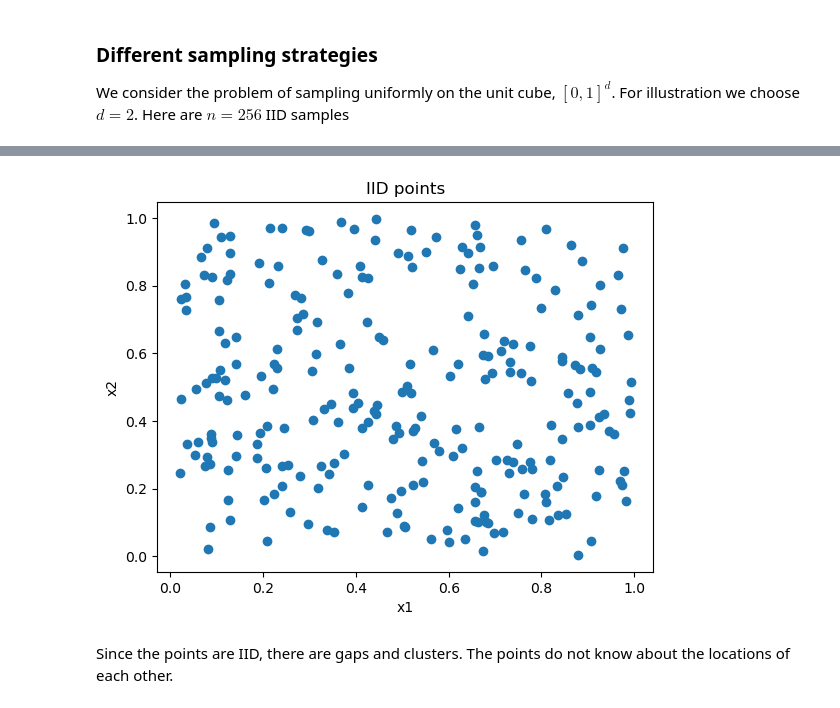
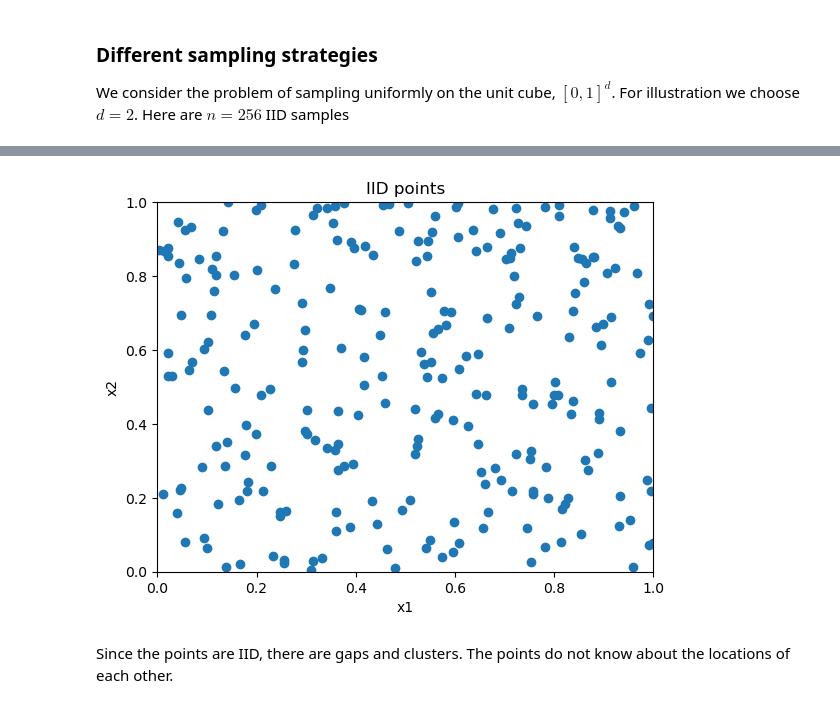
Before and after one commit to yding2/MATH565CourseCodes, a Jupyter notebook: PartIV/QuasiMonteCarloOptionPricing.ipynb, the cells around one changed output, grey strips where cells are left out. Saved outputs shown, nothing was run; the diff lists cells and outputs as text; code cells hidden in the pictures.

```diff
--- a/PartIV/QuasiMonteCarloOptionPricing.ipynb
+++ b/PartIV/QuasiMonteCarloOptionPricing.ipynb
@@ -18,14 +21,15 @@ import time
 # %%
 d = 2
 n = 256
 xIID = np.random.rand(n,d)
 plt.scatter(xIID[:, 0], xIID[:, 1])
 plt.title('IID points')
 plt.xlabel('x1')
 plt.ylabel('x2')
+plt.axis([0,1,0,1])
 plt.show()
 # %% [output]
-[figure, old version]
+[figure, new version]
 # %% [markdown]
 Since the points are IID, there are gaps and clusters.  The points do not know about the locations of each other.
 # %% [markdown]
```
Also changed, not shown: parts of 6 cells of this notebook, 1 other file.
